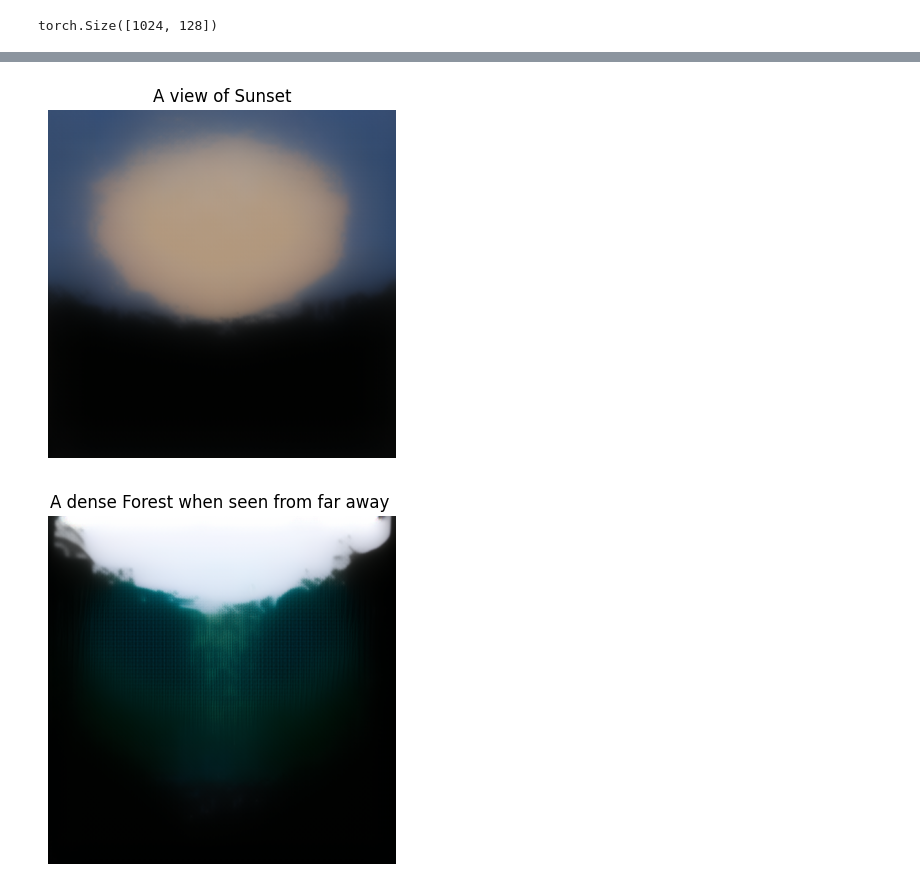
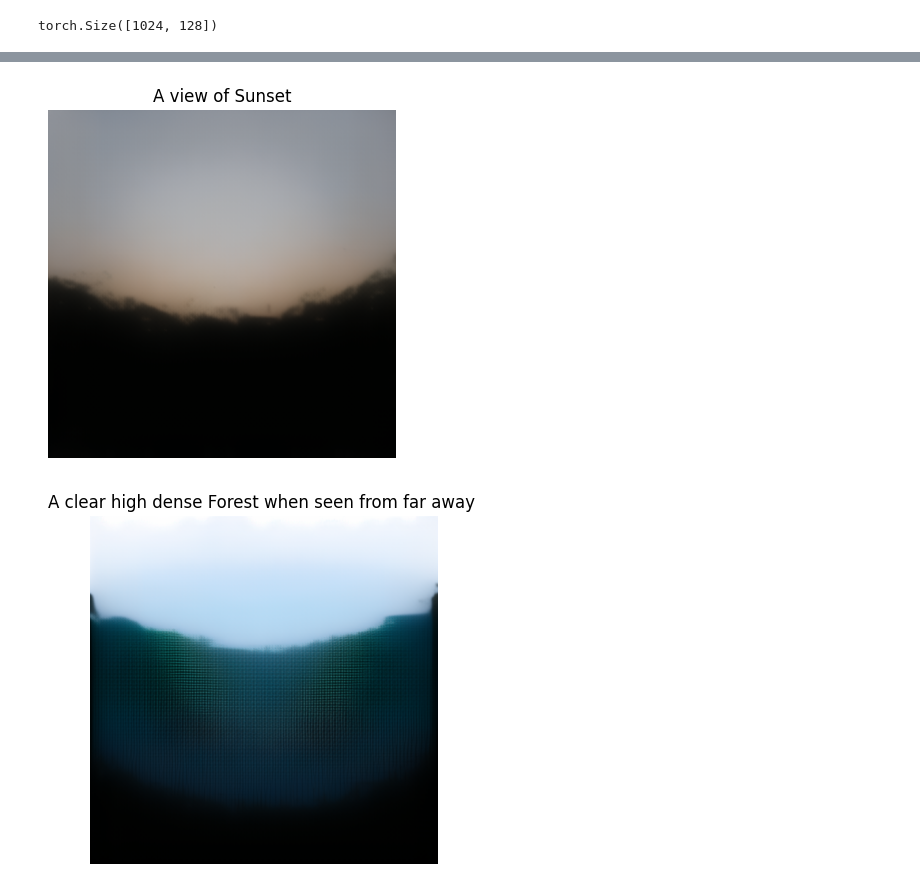
Before and after one commit to Ishushan02/Hybrid-Architecture-T2I, a Jupyter notebook: 10_ModelBTest.ipynb, the cells around one changed output, grey strips where cells are left out. Cells and saved outputs as stored; diff of their text form; code cells hidden in the pictures.

```diff
--- a/10_ModelBTest.ipynb
+++ b/10_ModelBTest.ipynb
@@ -542,7 +542,7 @@ print(f"Total Parameters: {sum(p.numel() for p in modelB.parameters() if p.requi
 
 start_epoch = 0
 baseDir = os.getcwd()#os.path.dirname(__file__)
-checkpoint_path = os.path.join(baseDir, "models/transformer", "decoder.pt")
+checkpoint_path = os.path.join(baseDir, "models/transformer", "decoder-1.pt")
 print(checkpoint_path)
 
 if os.path.exists(checkpoint_path):
@@ -630,10 +630,10 @@ generateImage(caption, modelA, modelB, "shape-e12")
 # %%
 caption = ["A view of Sunset"]
-generateImage(caption, modelA, modelB, "scenary-e12")
+generateImage(caption, modelA, modelB, "scenary-e26")
 # %% [output]
-[figure, old version]
+[figure, new version]
 # %%
-caption = ["A dense Forest when seen from far away "]
+caption = ["A clear high dense Forest when seen from far away "]
 generateImage(caption, modelA, modelB, "h")
 # %% [output]
-[figure, old version]
+[figure, new version]
```
Also changed, not shown: parts of 4 cells of this notebook.
